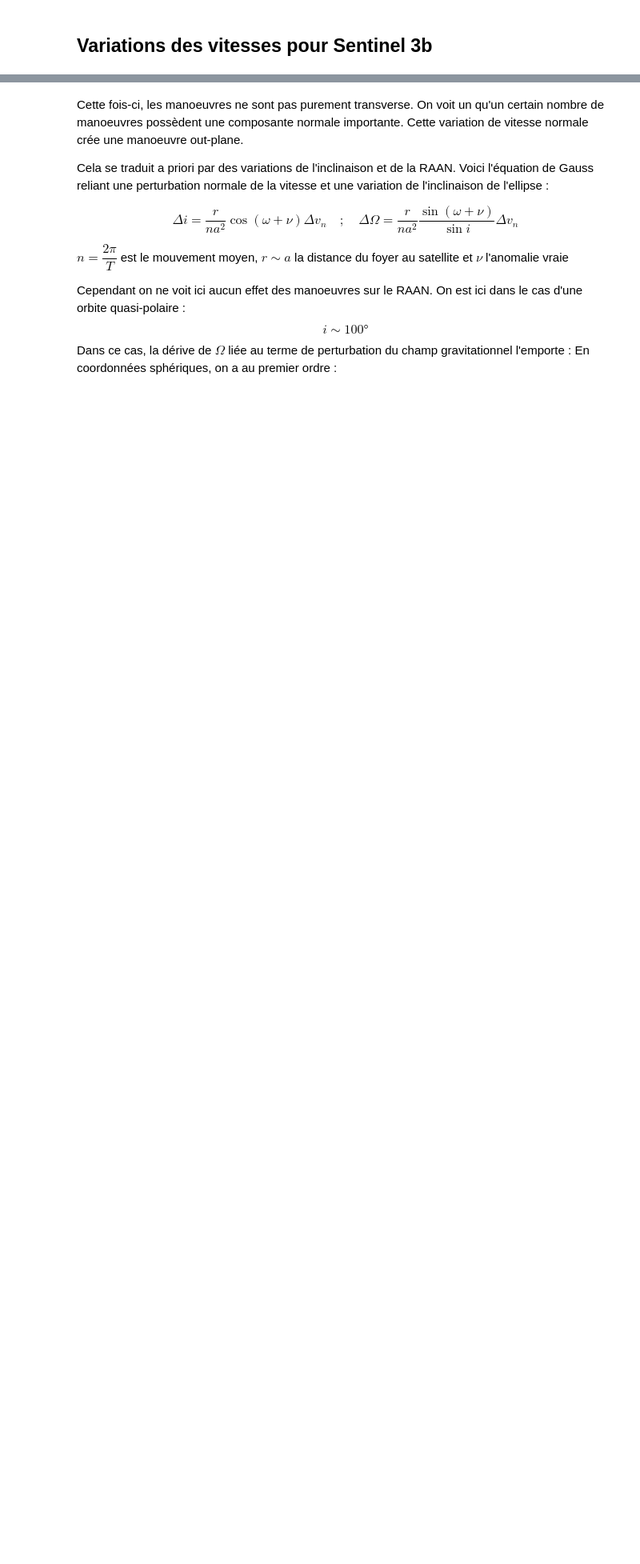
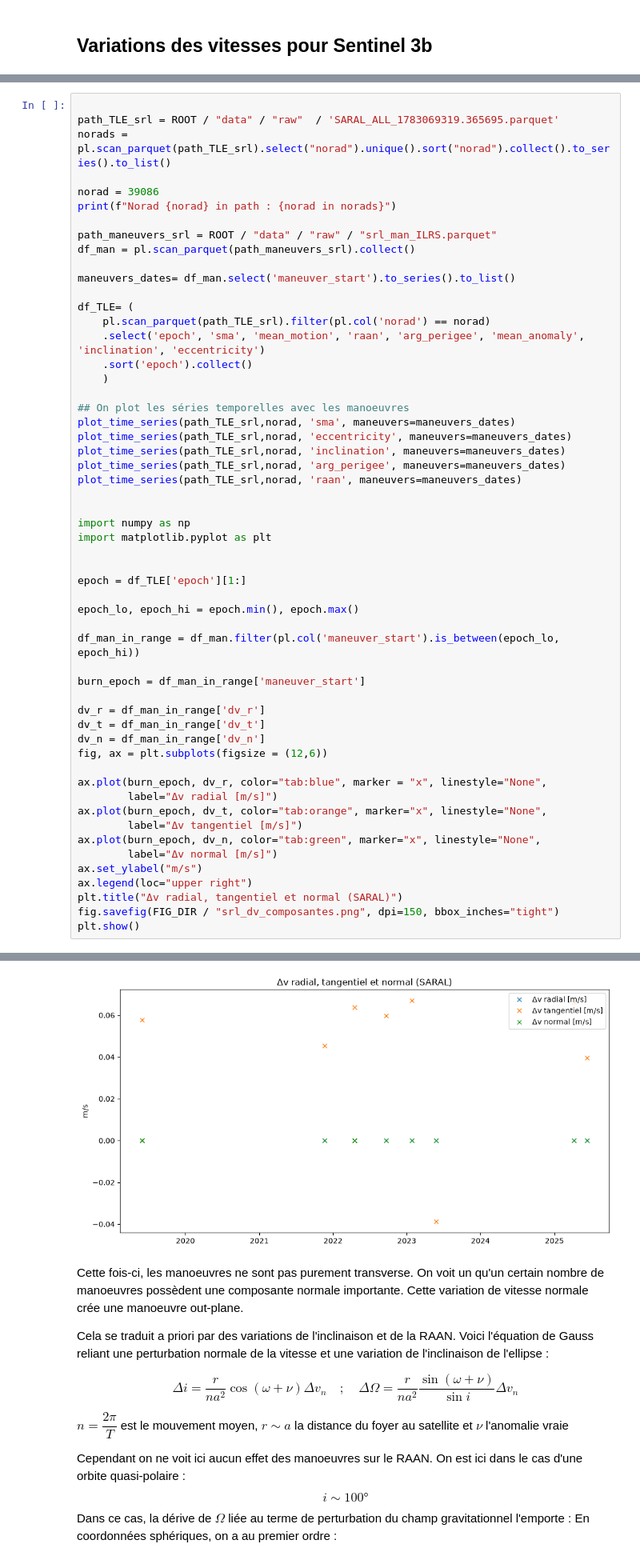
Before and after one commit to etiennechevrolat/ssa-analysis, a Jupyter notebook: src/viz/datasets_analysis.ipynb, the cells around one changed output, grey strips where cells are left out. Shown at 80% size. Drawn from its saved outputs; the diff is of its cells as text; blank space fills up the shorter version.

```diff
--- a/src/viz/datasets_analysis.ipynb
+++ b/src/viz/datasets_analysis.ipynb
@@ -633,0 +628,56 @@ Norad 43437 in path : True
+# %%
+
+path_TLE_srl = ROOT / "data" / "raw"  / 'SARAL_ALL_1783069319.365695.parquet'
+norads = pl.scan_parquet(path_TLE_srl).select("norad").unique().sort("norad").collect().to_series().to_list()
+
+norad = 39086
+print(f"Norad {norad} in path : {norad in norads}")
+
+path_maneuvers_srl = ROOT / "data" / "raw" / "srl_man_ILRS.parquet"
+df_man = pl.scan_parquet(path_maneuvers_srl).collect()
+
+maneuvers_dates= df_man.select('maneuver_start').to_series().to_list()
+
+df_TLE= (
+    pl.scan_parquet(path_TLE_srl).filter(pl.col('norad') == norad)
+    .select('epoch', 'sma', 'mean_motion', 'raan', 'arg_perigee', 'mean_anomaly', 'inclination', 'eccentricity')
+    .sort('epoch').collect()
+    )
+
+## On plot les séries temporelles avec les manoeuvres
+plot_time_series(path_TLE_srl,norad, 'sma', maneuvers=maneuvers_dates)
+plot_time_series(path_TLE_srl,norad, 'eccentricity', maneuvers=maneuvers_dates)
+plot_time_series(path_TLE_srl,norad, 'inclination', maneuvers=maneuvers_dates)
+plot_time_series(path_TLE_srl,norad, 'arg_perigee', maneuvers=maneuvers_dates)
+plot_time_series(path_TLE_srl,norad, 'raan', maneuvers=maneuvers_dates)
+
+
+import numpy as np
+import matplotlib.pyplot as plt
+
+
+epoch = df_TLE['epoch'][1:]
+
+epoch_lo, epoch_hi = epoch.min(), epoch.max()
+
+df_man_in_range = df_man.filter(pl.col('maneuver_start').is_between(epoch_lo, epoch_hi))
+
+burn_epoch = df_man_in_range['maneuver_start']
+
+dv_r = df_man_in_range['dv_r']
+dv_t = df_man_in_range['dv_t']
+dv_n = df_man_in_range['dv_n']
+fig, ax = plt.subplots(figsize = (12,6))
+
+ax.plot(burn_epoch, dv_r, color="tab:blue", marker = "x", linestyle="None",
+        label="Δv radial [m/s]")
+ax.plot(burn_epoch, dv_t, color="tab:orange", marker="x", linestyle="None",
+        label="Δv tangentiel [m/s]")
+ax.plot(burn_epoch, dv_n, color="tab:green", marker="x", linestyle="None",
+        label="Δv normal [m/s]")
+ax.set_ylabel("m/s")
+ax.legend(loc="upper right")
+plt.title("Δv radial, tangentiel et normal (SARAL)")
+fig.savefig(FIG_DIR / "srl_dv_composantes.png", dpi=150, bbox_inches="tight")
+plt.show()
+# %% [output]
@@ -634,3 +690,4 @@ Norad 43437 in path : True
+[figure, added]
 # %% [markdown]
 Cette fois-ci, les manoeuvres ne sont pas purement transverse. On voit un qu'un certain nombre de manoeuvres possèdent une composante normale importante. Cette variation de vitesse normale crée une manoeuvre out-plane.
 
```
Also changed, not shown: parts of 8 cells of this notebook, 22 other files.
